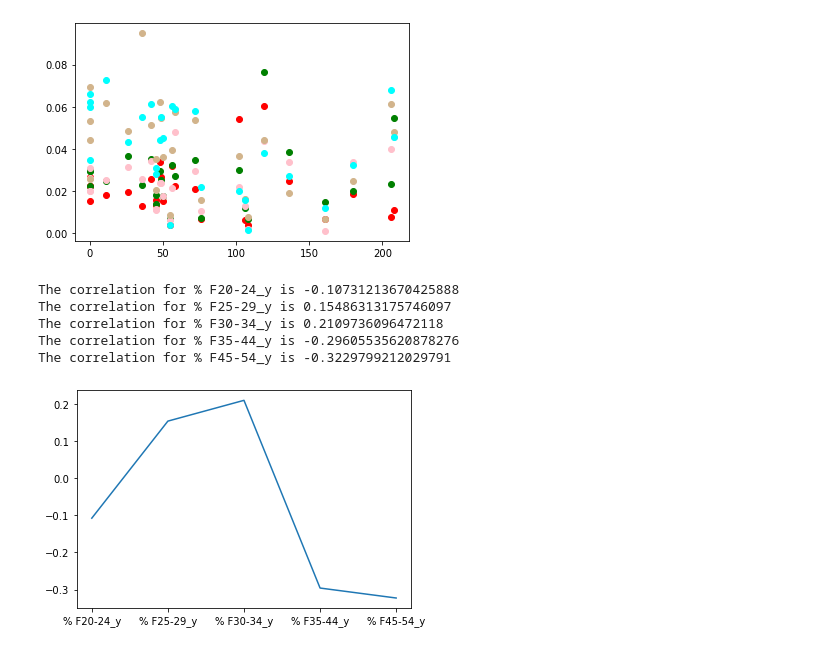
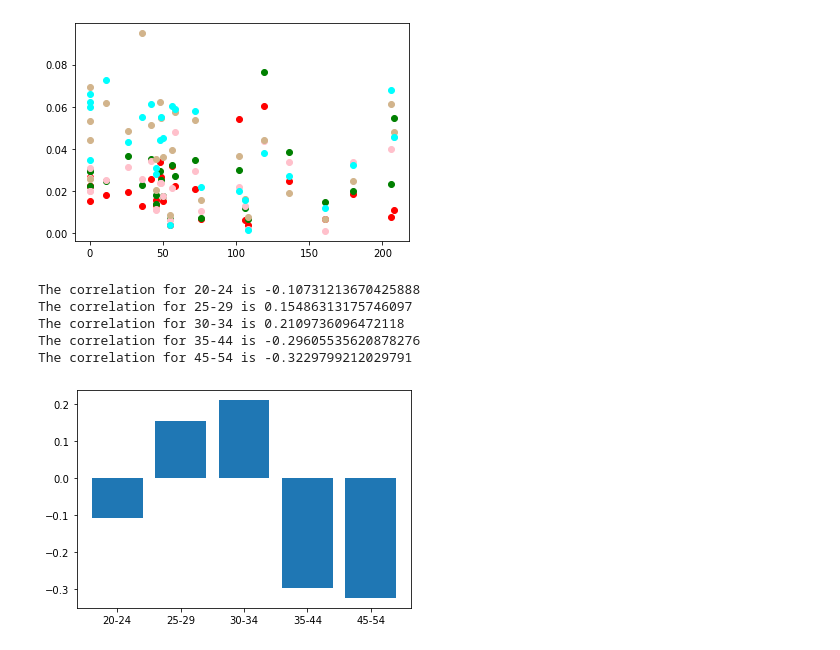
Before and after one commit to kristanlpruett/Project-1-KU-EDW-DATA, a Jupyter notebook: 20200829 Jays Visuals Attempt.ipynb, the cells around one changed output. Cells and saved outputs as stored; diff of their text form; code cells hidden in the pictures.

```diff
--- a/20200829 Jays Visuals Attempt.ipynb
+++ b/20200829 Jays Visuals Attempt.ipynb
@@ -261,15 +257,22 @@ plt.xticks(rotation=45)
 [figure]
 # %%
 #Female Age Groups vs No of Complaints
-# f_age_pct = merge_df[['ZIP CODE','% F20-24','% F25-29','% F30-34','% F35-44','% F45-54']]
-# f_age_pct = f_age_pct.groupby('ZIP CODE').mean()
-
-# f_age_pct.head()
 
 complaint_per_thousand = pd.merge(group_counts_df, group_df, on='ZIP CODE')
 complaint_per_thousand = complaint_per_thousand[['ZIP CODE','Population_x','Population_y','% F20-24_y','% F25-29_y','% F30-34_y','% F35-44_y','% F45-54_y']]
 complaint_per_thousand['Complaints/1000'] = round(complaint_per_thousand['Population_x']/(complaint_per_thousand['Population_y']/1000),0)
+#Only look at populations > 10,000
 complaint_per_thousand=complaint_per_thousand.loc[(complaint_per_thousand['Population_y']>10000)]
-complaint_per_thousand = complaint_per_thousand.rename(columns = {'Population_x': 'No. of Complaints', 'Population_y': 'Population'})
+complaint_per_thousand = complaint_per_thousand.rename(
+    columns = {
+        'Population_x': 'No. of Complaints',
+        'Population_y': 'Population',
+        '% F20-24_y': '20-24',
+        '% F25-29_y': '25-29',
+        '% F30-34_y': '30-34',
+        '% F35-44_y': '35-44',
+        '% F45-54_y': '45-54'
+    }
+)
 complaint_per_thousand.sort_values('Complaints/1000',ascending=False).head()
 # %% [output]
@@ -282,19 +285,21 @@ complaint_per_thousand.sort_values('Complaints/1000',ascending=False).head()
 # %%
-complaint_per_thousand_ratio = complaint_per_thousand.sort_values(['Complaints/1000'], ascending = False)[['ZIP CODE','Complaints/1000','% F20-24_y','% F25-29_y','% F30-34_y','% F35-44_y','% F45-54_y']]
+#Compare the complaints per 1000 metric vs % of white female population from various age groups (searching for Karen)
+complaint_per_thousand_ratio = complaint_per_thousand.sort_values(['Complaints/1000'], ascending = False)[['ZIP CODE','Complaints/1000','20-24','25-29','30-34','35-44','45-54']]
 complaint_per_thousand_ratio.head()
 
 
-plt.scatter(complaint_per_thousand_ratio['Complaints/1000'],complaint_per_thousand_ratio['% F20-24_y'],color='red')
-plt.scatter(complaint_per_thousand_ratio['Complaints/1000'],complaint_per_thousand_ratio['% F25-29_y'],color='green')
-plt.scatter(complaint_per_thousand_ratio['Complaints/1000'],complaint_per_thousand_ratio['% F30-34_y'],color='pink')
-plt.scatter(complaint_per_thousand_ratio['Complaints/1000'],complaint_per_thousand_ratio['% F35-44_y'],color='tan')
-plt.scatter(complaint_per_thousand_ratio['Complaints/1000'],complaint_per_thousand_ratio['% F45-54_y'],color='aqua')
+plt.scatter(complaint_per_thousand_ratio['Complaints/1000'],complaint_per_thousand_ratio['20-24'],color='red')
+plt.scatter(complaint_per_thousand_ratio['Complaints/1000'],complaint_per_thousand_ratio['25-29'],color='green')
+plt.scatter(complaint_per_thousand_ratio['Complaints/1000'],complaint_per_thousand_ratio['30-34'],color='pink')
+plt.scatter(complaint_per_thousand_ratio['Complaints/1000'],complaint_per_thousand_ratio['35-44'],color='tan')
+plt.scatter(complaint_per_thousand_ratio['Complaints/1000'],complaint_per_thousand_ratio['45-54'],color='aqua')
 plt.show()
 # %% [output]
 [figure]
 # %%
-#Correlation
-groups = ['% F20-24_y','% F25-29_y','% F30-34_y','% F35-44_y','% F45-54_y']
+#Correlation of age groups vs areas with the highest complaints per 1000 metric
+
+groups = ['20-24','25-29','30-34','35-44','45-54']
 tbl = []
 
 for ea in groups:
@@ -304,14 +309,15 @@ for ea in groups:
     tbl.append({'Age Group': ea,'Correlation':correlation[0]})
     print(f"The correlation for {ea} is {correlation[0]}")
 # %% [output]
-The correlation for % F20-24_y is -0.10731213670425888
-The correlation for % F25-29_y is 0.15486313175746097
-The correlation for % F30-34_y is 0.2109736096472118
-The correlation for % F35-44_y is -0.29605535620878276
-The correlation for % F45-54_y is -0.3229799212029791
+The correlation for 20-24 is -0.10731213670425888
+The correlation for 25-29 is 0.15486313175746097
+The correlation for 30-34 is 0.2109736096472118
+The correlation for 35-44 is -0.29605535620878276
+The correlation for 45-54 is -0.3229799212029791
 # %%
 tbl_df = pd.DataFrame(tbl)
-plt.plot(tbl_df['Age Group'],tbl_df['Correlation'])
+plt.bar(tbl_df['Age Group'],tbl_df['Correlation'])
+
 plt.show()
 # %% [output]
-[figure, old version]
+[figure, new version]
```
Also changed, not shown: parts of 9 cells of this notebook, 8 other files.
